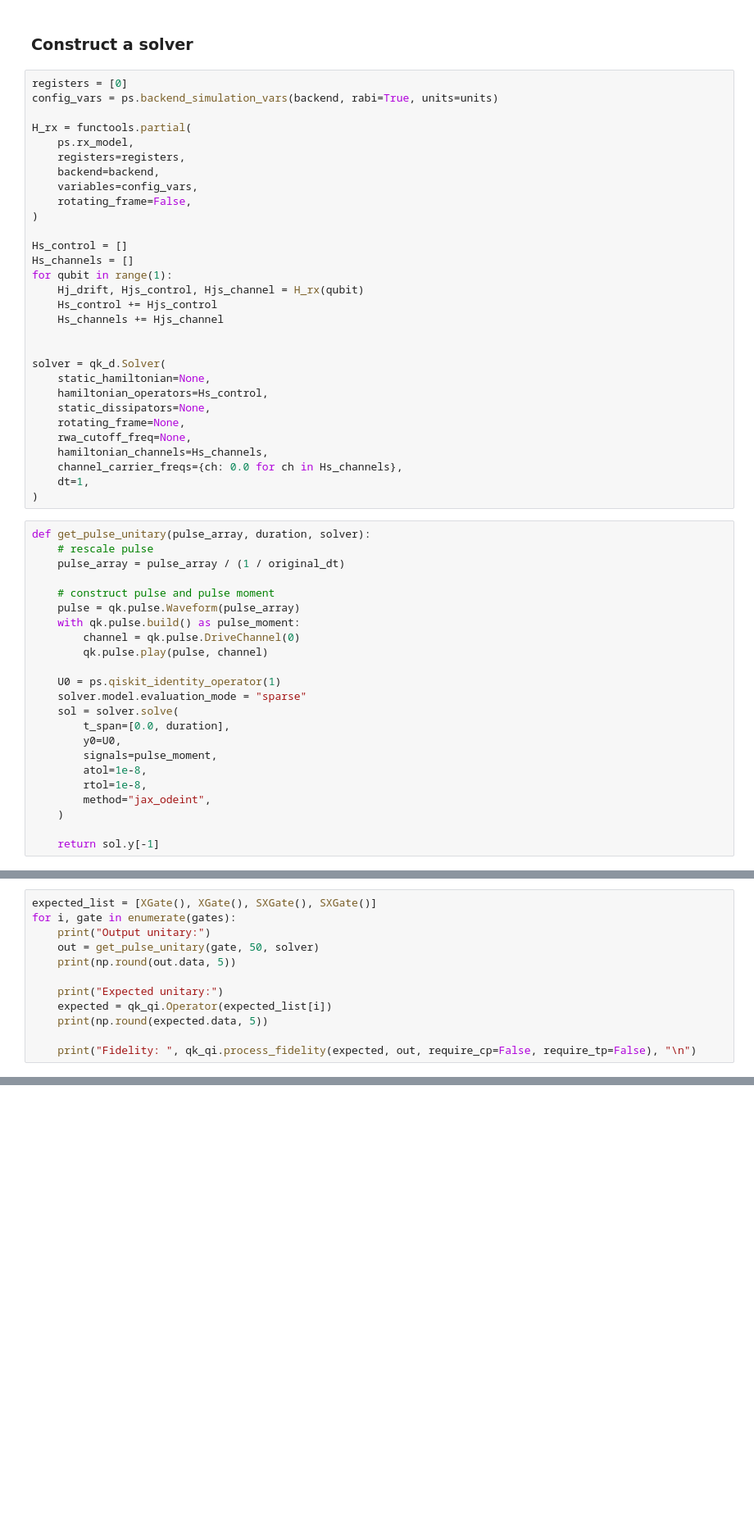
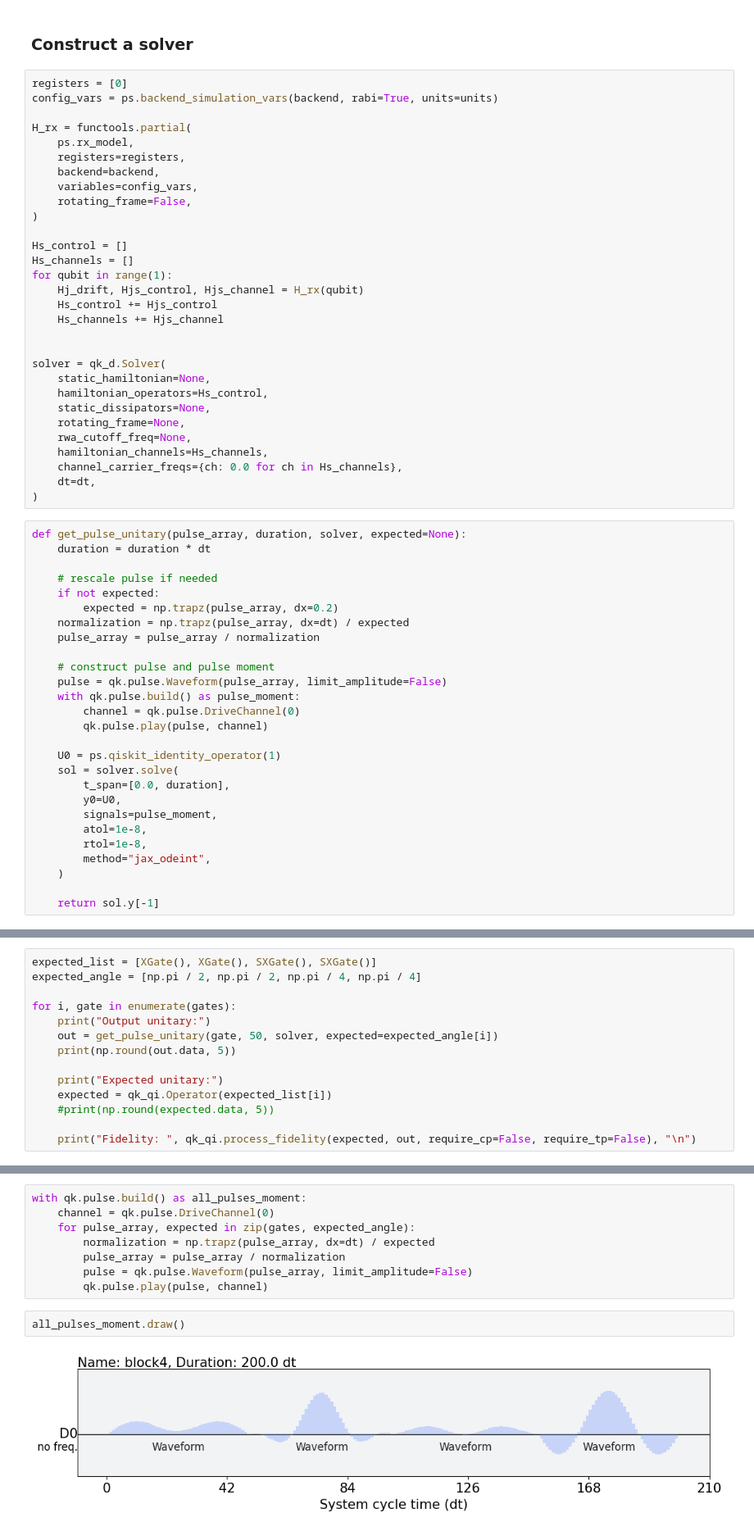
Before and after one commit to andgoldschmidt/pulse-simulator, a Jupyter notebook: notebooks/04_using_custom_pulses.ipynb, the cells around one changed output, grey strips where cells are left out. Shown: that part at 82% size. Saved outputs shown, nothing was run; the diff lists cells and outputs as text; blank space fills up the shorter version.

Commit message:
calibrate using expected area

```diff
--- a/notebooks/04_using_custom_pulses.ipynb
+++ b/notebooks/04_using_custom_pulses.ipynb
@@ -91,21 +93,25 @@ solver = qk_d.Solver(
     rwa_cutoff_freq=None,
     hamiltonian_channels=Hs_channels,
     channel_carrier_freqs={ch: 0.0 for ch in Hs_channels},
-    dt=1,
+    dt=dt,
 )
 # %%
-def get_pulse_unitary(pulse_array, duration, solver):
-    # rescale pulse
-    pulse_array = pulse_array / (1 / original_dt)
+def get_pulse_unitary(pulse_array, duration, solver, expected=None):
+    duration = duration * dt
+
+    # rescale pulse if needed
+    if not expected:
+        expected = np.trapz(pulse_array, dx=0.2)
+    normalization = np.trapz(pulse_array, dx=dt) / expected
+    pulse_array = pulse_array / normalization
 
     # construct pulse and pulse moment
-    pulse = qk.pulse.Waveform(pulse_array)
+    pulse = qk.pulse.Waveform(pulse_array, limit_amplitude=False)
     with qk.pulse.build() as pulse_moment:
         channel = qk.pulse.DriveChannel(0)
         qk.pulse.play(pulse, channel)
 
     U0 = ps.qiskit_identity_operator(1)
-    solver.model.evaluation_mode = "sparse"
     sol = solver.solve(
         t_span=[0.0, duration],
         y0=U0,
@@ -119,13 +127,15 @@ def get_pulse_unitary(pulse_array, duration, solver):
 # %%
 expected_list = [XGate(), XGate(), SXGate(), SXGate()]
+expected_angle = [np.pi / 2, np.pi / 2, np.pi / 4, np.pi / 4]
+
 for i, gate in enumerate(gates):
     print("Output unitary:")
-    out = get_pulse_unitary(gate, 50, solver)
+    out = get_pulse_unitary(gate, 50, solver, expected=expected_angle[i])
     print(np.round(out.data, 5))
 
     print("Expected unitary:")
     expected = qk_qi.Operator(expected_list[i])
-    print(np.round(expected.data, 5))
+    #print(np.round(expected.data, 5))
 
     print("Fidelity: ", qk_qi.process_fidelity(expected, out, require_cp=False, require_tp=False), "\n")
 # %% [output]
@@ -148,0 +161,12 @@ Fidelity:  0.998601352580867
+# %%
+with qk.pulse.build() as all_pulses_moment:
+    channel = qk.pulse.DriveChannel(0)
+    for pulse_array, expected in zip(gates, expected_angle):
+        normalization = np.trapz(pulse_array, dx=dt) / expected
+        pulse_array = pulse_array / normalization
+        pulse = qk.pulse.Waveform(pulse_array, limit_amplitude=False)
+        qk.pulse.play(pulse, channel)
+# %%
+all_pulses_moment.draw()
+# %% [output]
+[figure, added]
```
Also changed, not shown: parts of 16 cells of this notebook.
